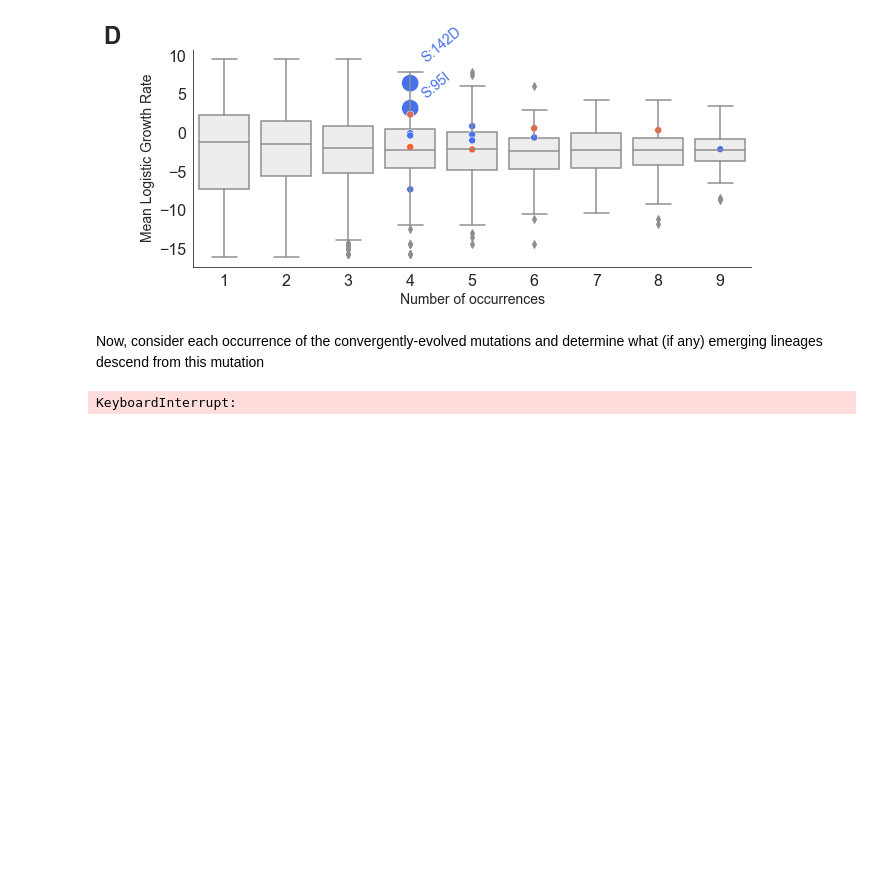
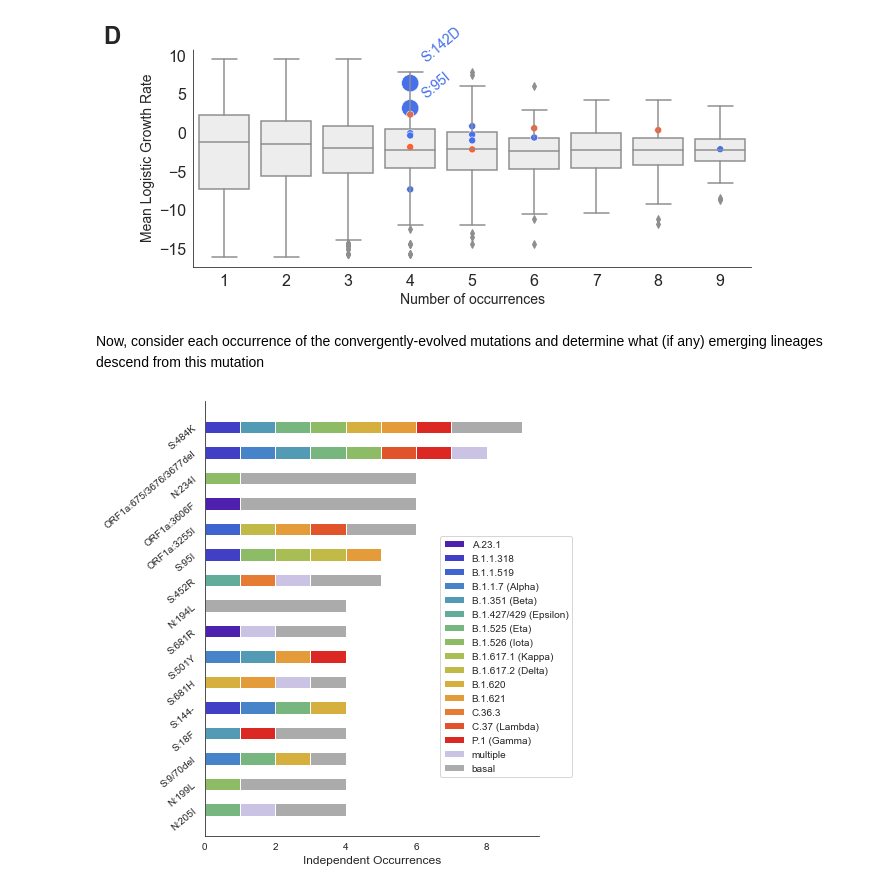
Before and after one commit to blab/sarscov2-adaptive-evolution, a Jupyter notebook: analysis/fig4-convergent_evolution.ipynb, the cells around one changed output. Saved outputs shown, nothing was run; the diff lists cells and outputs as text; code cells hidden in the pictures; blank space fills up the shorter version.

```diff
--- a/analysis/fig4-convergent_evolution.ipynb
+++ b/analysis/fig4-convergent_evolution.ipynb
@@ -482,7 +490,7 @@ def find_lineages_descending_from_muts(tree):
 
     return emerging_lineages_descending_from_mut
 # %%
-def tidy_descending_lineage_data(tree):
+def tidy_descending_lineage_data(tree, save_filename):
 
     emerging_lineages_descending_from_mut = find_lineages_descending_from_muts(tree)
 
@@ -513,16 +521,29 @@ def tidy_descending_lineage_data(tree):
 
     to_plot_df = pd.DataFrame(to_plot)
 
+    emerging_lineages_dict = {'lineages_descending_from_mut':to_plot}
+
+    with open(save_filename, 'w') as outfile:
+        json.dump(emerging_lineages_dict, outfile)
+
     return to_plot_df
 # %%
-def fig4_supp1_descending_lineages(tree, filename=False):
+def fig4_supp1_descending_lineages(tree, save_filename, filename=False):
+    """
+    For each independent occurrence of a convergently-evolved mutation,
+    plot what emerging lineages descend from it
+    """
 
-    to_plot_df = tidy_descending_lineage_data(tree)
+    if os.path.exists(save_filename):
+        with open(save_filename) as json_file:
+            data = json.load(json_file)
+            to_plot_df = pd.DataFrame(data['lineages_descending_from_mut'])
+
+    else:
+        to_plot_df = tidy_descending_lineage_data(tree, save_filename)
 
     fig, ax = plt.subplots(figsize=(6,8))
     ax.invert_yaxis()
-
-#     possible_muts = sorted(list(to_plot_df['mutation'].unique()))
 
     # reorder dataframe to rank consistent mutations highest
     possible_muts = to_plot_df['mutation'].value_counts().index.tolist()
@@ -531,8 +552,8 @@ def fig4_supp1_descending_lineages(tree, filename=False):
     possible_lineages.remove('basal')
     possible_lineages.remove('multiple')
 
-
-    colors_to_use = get_color_palette[len(possible_lineages)]
+    # get the nextstrain colors for emerging lineages
+    colors_to_use = get_color_palette(len(possible_lineages))
 
 
     cmap = dict(zip(possible_lineages, colors_to_use))
@@ -564,6 +585,7 @@ def fig4_supp1_descending_lineages(tree, filename=False):
     if filename:
         fig.savefig(filename, dpi=300, bbox_extra_artists=(lgd,), bbox_inches='tight')
 # %%
-fig4_supp1_descending_lineages(tree, filename='plots/fig4_supp1_20210515_new.png')
+fig4_supp1_descending_lineages(tree, save_filename = 'emerging_lineages/emerging_lineages_after_mutation.json',
+                               filename='plots/fig4_supp1_20210515_new.png')
 # %% [output]
-KeyboardInterrupt:
+[figure, added]
```
Also changed, not shown: parts of 3 cells of this notebook, 8 other files.
